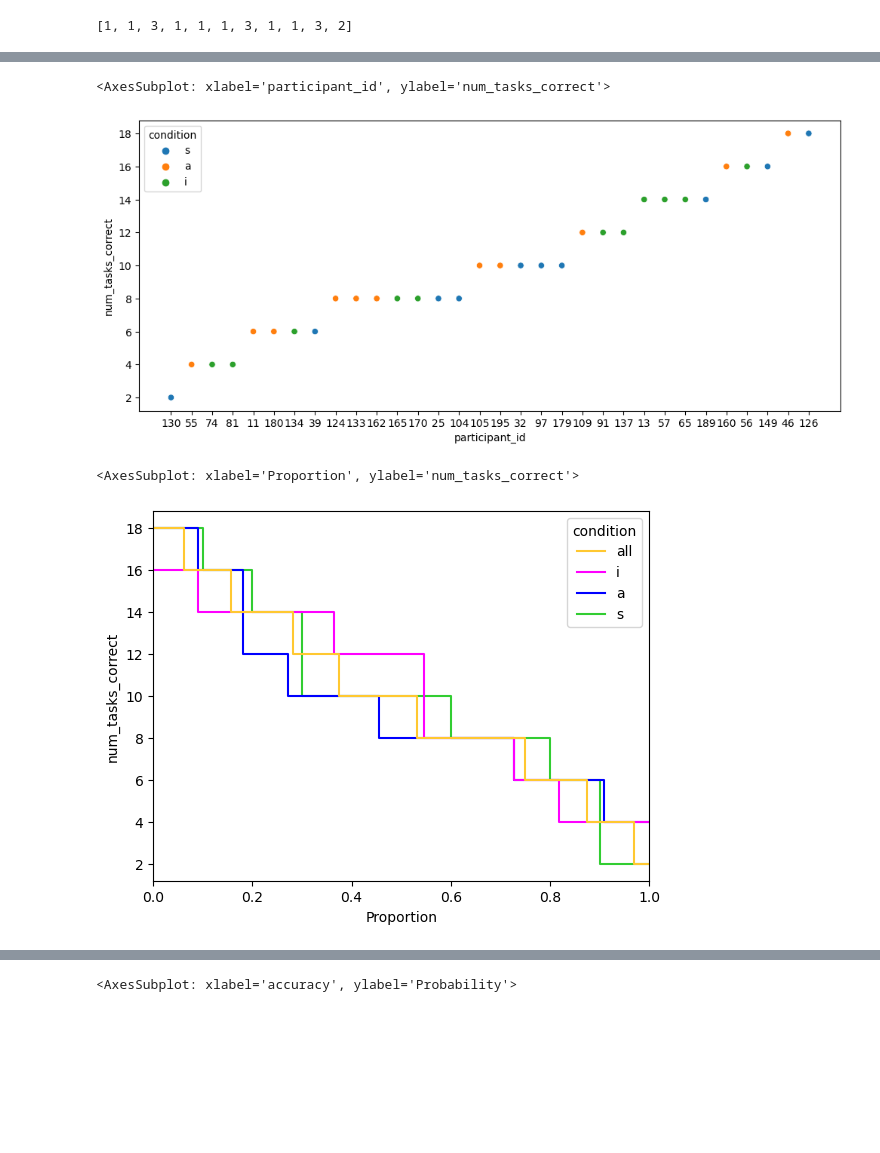
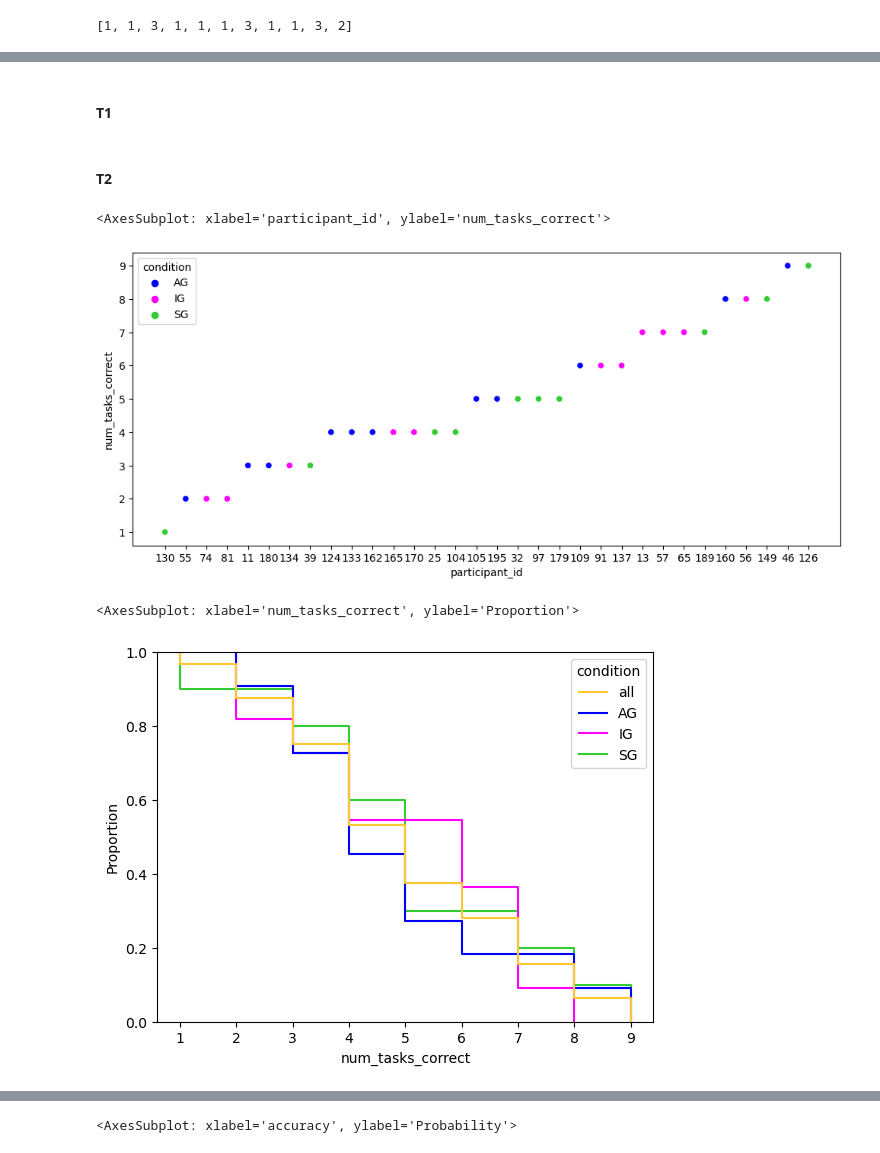
Before and after one commit to evdoxiataka/simulated_interventions_study_analysis, a Jupyter notebook: descriptive_stats.ipynb, the cells around one changed output, grey strips where cells are left out. Drawn from its saved outputs; the diff is of its cells as text; code cells hidden in the pictures; blank space fills up the shorter version.

```diff
--- a/descriptive_stats.ipynb
+++ b/descriptive_stats.ipynb
@@ -9,9 +9,6 @@ from utils.information_retrieval import get_times_per_tt, get_confidence_per_tt,
 
 from adjustText import adjust_text
 import numpy as np
-
-import seaborn as sns
-from matplotlib import pyplot as plt
 import pandas as pd
 
 import warnings
@@ -19,7 +16,3 @@ warnings.filterwarnings('ignore')
 
 db_file_path = 'data/study_02.db'
 data = get_data_json(db_file_path)
-
-p = {'a':'blue','i':'magenta','s':'#32CD32','all':'#FFC831'}
-hue_order = ['all','i','a','s']
-# p = sns.color_palette("bright", 8)
@@ -32,3 +58,9 @@ data_processed = {}
 for p in data:
     if data[p]['status'] == "end" or data[p]['status'] == "end_thanks":
         data_processed[p] = data[p]
+# %%
+## How did you find the design of the visualization for the simulated data? Was it informative, annoying, distractive?
+word = ""
+for p in data_processed:
+    word = word + " " +data_processed[p]['ue_answers']['ue4']['text']
+word
@@ -144,2 +292,4 @@ answ_sc_i_interv_T2['t11']
+# %% [markdown]
+#### T1
 # %%
 ## T1
@@ -223,20 +328,39 @@ for t in answers:
 df = pd.DataFrame.from_dict(data)
 # %%
-data_perf_per_part = {'participant_id':[], 'num_tasks_correct':[], 'condition':[]}
+data_perf_per_part = {'participant_id':[], 'num_tasks_correct':[], 'condition':[], 'd1':[],'d2':[],'d3':[],'d4':[],'d5':[],'ue1':[],'ue2':[],'ue3':[]}
+df_tmp = df[df['condition']!='all']
 for p in df['participant'].unique():
     ## per condition
-    data_perf_per_part['num_tasks_correct'].append(df[df['participant'] == p]['accuracy'].sum())
+    data_perf_per_part['num_tasks_correct'].append(df_tmp[df_tmp['participant'] == p]['accuracy'].sum())
     data_perf_per_part['participant_id'].append(str(p))
+    data_perf_per_part['d1'].append(data_processed[p]['d_answers']['d1']['option'])
+    data_perf_per_part['d2'].append(data_processed[p]['d_answers']['d2']['option'])
+    data_perf_per_part['d3'].append(data_processed[p]['d_answers']['d3']['option'])
+    data_perf_per_part['d4'].append(data_processed[p]['d_answers']['d4']['option'])
+    data_perf_per_part['d5'].append(data_processed[p]['d_answers']['d5']['option'])
+    data_perf_per_part['ue1'].append(data_processed[p]['ue_answers']['ue1']['slider_value'])
+    data_perf_per_part['ue2'].append(data_processed[p]['ue_answers']['ue2']['slider_value'])
+    data_perf_per_part['ue3'].append(data_processed[p]['ue_answers']['ue3']['slider_value'])
     if p in participants_i:
-        data_perf_per_part['condition'].append('i')
+        data_perf_per_part['condition'].append('IG')
     elif p in participants_a:
-        data_perf_per_part['condition'].append('a')
+        data_perf_per_part['condition'].append('AG')
     elif p in participants_s:
-        data_perf_per_part['condition'].append('s')
+        data_perf_per_part['condition'].append('SG')
     ## all
-    data_perf_per_part['num_tasks_correct'].append(df[df['participant'] == p]['accuracy'].sum())
+    data_perf_per_part['num_tasks_correct'].append(df_tmp[df_tmp['participant'] == p]['accuracy'].sum())
     data_perf_per_part['participant_id'].append(str(p))
     data_perf_per_part['condition'].append('all')
+    data_perf_per_part['d1'].append(data_processed[p]['d_answers']['d1']['option'])
+    data_perf_per_part['d2'].append(data_processed[p]['d_answers']['d2']['option'])
+    data_perf_per_part['d3'].append(data_processed[p]['d_answers']['d3']['option'])
+    data_perf_per_part['d4'].append(data_processed[p]['d_answers']['d4']['option'])
+    data_perf_per_part['d5'].append(data_processed[p]['d_answers']['d5']['option'])
+    data_perf_per_part['ue1'].append(data_processed[p]['ue_answers']['ue1']['slider_value'])
+    data_perf_per_part['ue2'].append(data_processed[p]['ue_answers']['ue2']['slider_value'])
+    data_perf_per_part['ue3'].append(data_processed[p]['ue_answers']['ue3']['slider_value'])
 df_perf_part = pd.DataFrame.from_dict(data_perf_per_part)
+# %% [markdown]
+#### T2
 # %%
 ## T2 - MODELs
@@ -291,13 +397,13 @@ df_T2_model = pd.DataFrame.from_dict(data)
 # %%
 fig, ax = plt.subplots(1, 1, figsize=(12, 5))
 
-sns.scatterplot(df_perf_part[df_perf_part['condition']!='all'].sort_values(['num_tasks_correct','condition']), x='participant_id', y='num_tasks_correct', hue = 'condition', ax = ax)
+sns.scatterplot(df_perf_part[df_perf_part['condition']!='all'].sort_values(['num_tasks_correct','condition']), x='participant_id', y='num_tasks_correct', hue = 'condition', ax = ax, palette = p_plain, hue_order = hue_order_plain)
 # %% [output]
 <AxesSubplot: xlabel='participant_id', ylabel='num_tasks_correct'>
-[figure, old version]
+[figure, new version]
 # %%
-sns.ecdfplot(df_perf_part.sort_values(['num_tasks_correct','condition']), y='num_tasks_correct',  hue = 'condition',complementary=True, palette = p, hue_order=hue_order)
+sns.ecdfplot(df_perf_part.sort_values(['num_tasks_correct','condition']), x='num_tasks_correct',  hue = 'condition', complementary=True, palette = p_all, hue_order=hue_order)
 # %% [output]
-<AxesSubplot: xlabel='Proportion', ylabel='num_tasks_correct'>
+<AxesSubplot: xlabel='num_tasks_correct', ylabel='Proportion'>
-[figure, old version]
+[figure, new version]
 # %%
```
Also changed, not shown: parts of 38 cells of this notebook, 2 other files.
